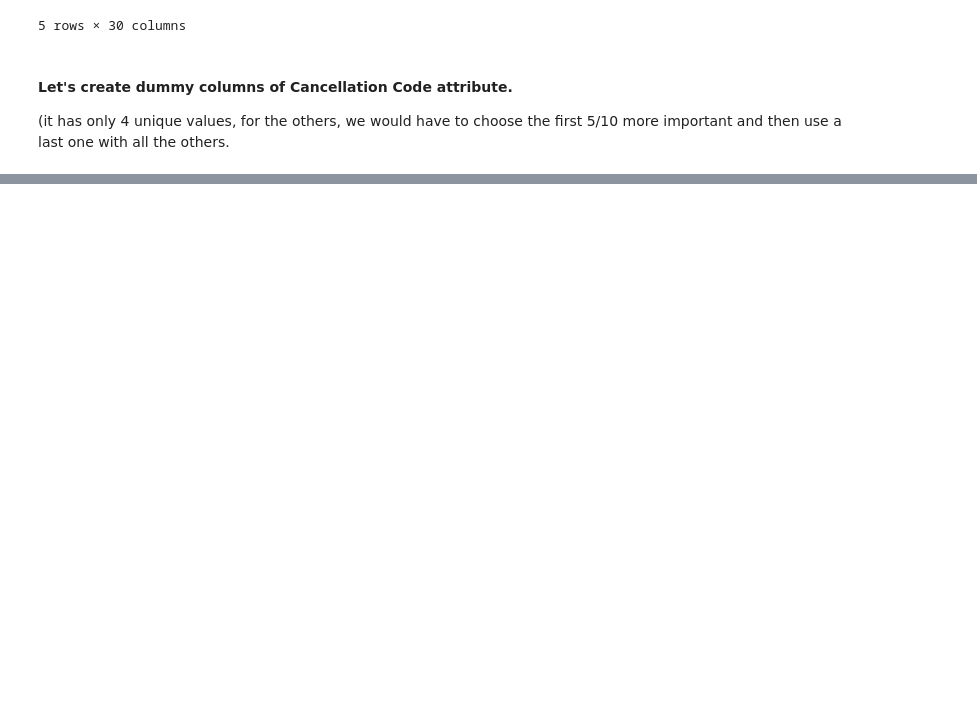
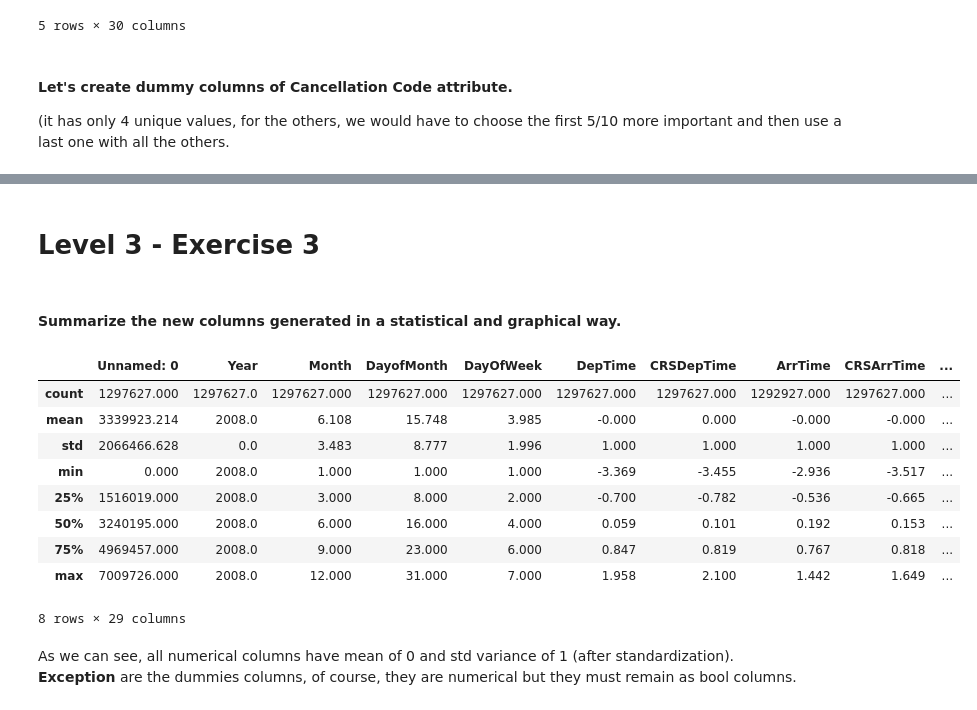
Before and after one commit to Javier-Alfonso-DS/S09_T01_Practice_with_training_and_test_sets, a Jupyter notebook: S09_T01_Practice_with_training_and_test_sets.ipynb, the cells around one changed output, grey strips where cells are left out. Drawn from its saved outputs; the diff is of its cells as text; code cells hidden in the pictures; blank space fills up the shorter version.

```diff
--- a/S09_T01_Practice_with_training_and_test_sets.ipynb
+++ b/S09_T01_Practice_with_training_and_test_sets.ipynb
@@ -308 +315,21 @@ df_train_norm
 1297627 rows × 33 columns
+# %% [markdown]
+# Level 3 - Exercise 3
+# %% [markdown]
+#### Summarize the new columns generated in a statistical and graphical way.
+# %%
+round(df_train_norm.describe(),3)
+# %% [output]
+|  | Unnamed: 0 | Year | Month | DayofMonth | DayOfWeek | DepTime | CRSDepTime | ArrTime | CRSArrTime | ... |
+| count | 1297627.000 | 1297627.0 | 1297627.000 | 1297627.000 | 1297627.000 | 1297627.000 | 1297627.000 | 1292927.000 | 1297627.000 | ... |
+| mean | 3339923.214 | 2008.0 | 6.108 | 15.748 | 3.985 | -0.000 | 0.000 | -0.000 | -0.000 | ... |
+| std | 2066466.628 | 0.0 | 3.483 | 8.777 | 1.996 | 1.000 | 1.000 | 1.000 | 1.000 | ... |
+| min | 0.000 | 2008.0 | 1.000 | 1.000 | 1.000 | -3.369 | -3.455 | -2.936 | -3.517 | ... |
+| 25% | 1516019.000 | 2008.0 | 3.000 | 8.000 | 2.000 | -0.700 | -0.782 | -0.536 | -0.665 | ... |
+| 50% | 3240195.000 | 2008.0 | 6.000 | 16.000 | 4.000 | 0.059 | 0.101 | 0.192 | 0.153 | ... |
+| 75% | 4969457.000 | 2008.0 | 9.000 | 23.000 | 6.000 | 0.847 | 0.819 | 0.767 | 0.818 | ... |
+| max | 7009726.000 | 2008.0 | 12.000 | 31.000 | 7.000 | 1.958 | 2.100 | 1.442 | 1.649 | ... |
+8 rows × 29 columns
+# %% [markdown]
+As we can see, all numerical columns have mean of 0 and std variance of 1 (after standardization).
+**Exception** are the dummies columns, of course, they are numerical but they must remain as bool columns.
```
Also changed, not shown: parts of 10 cells of this notebook, 2 other files.
